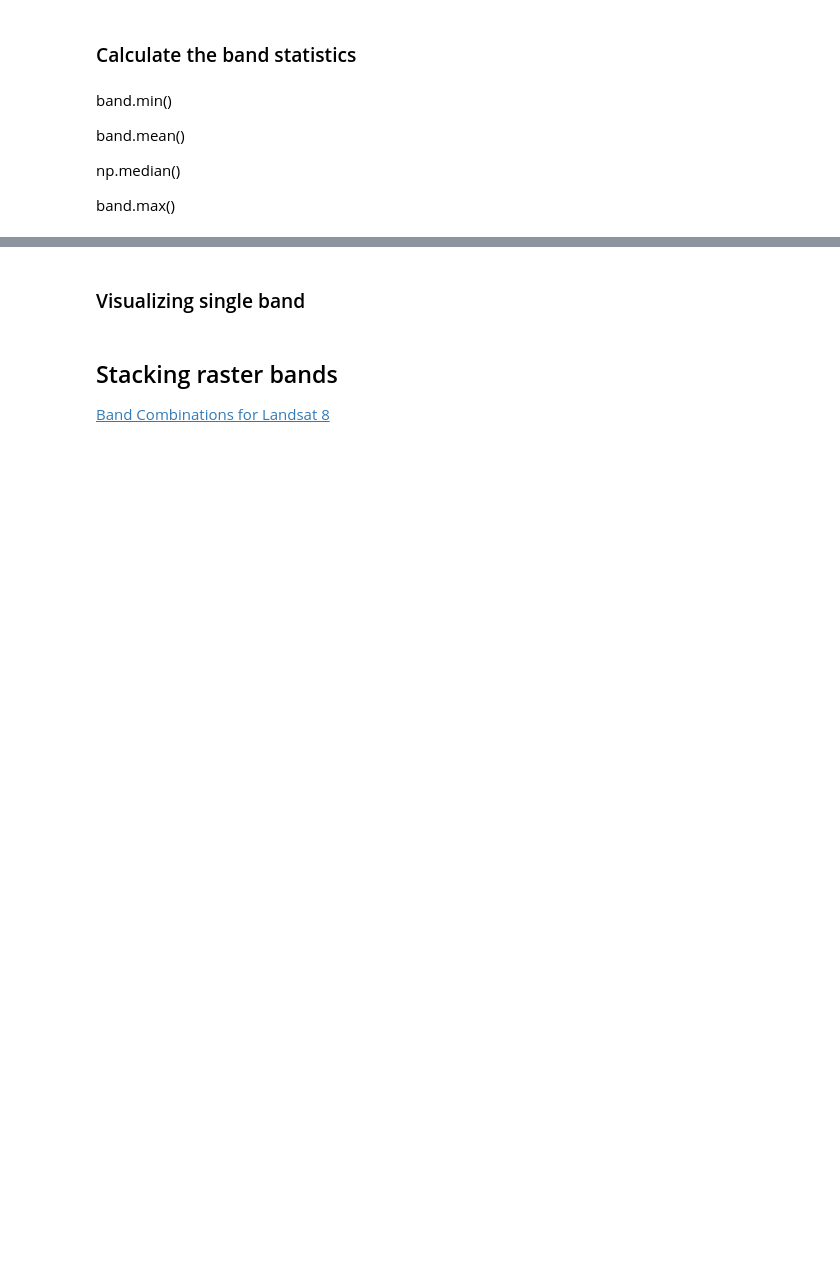
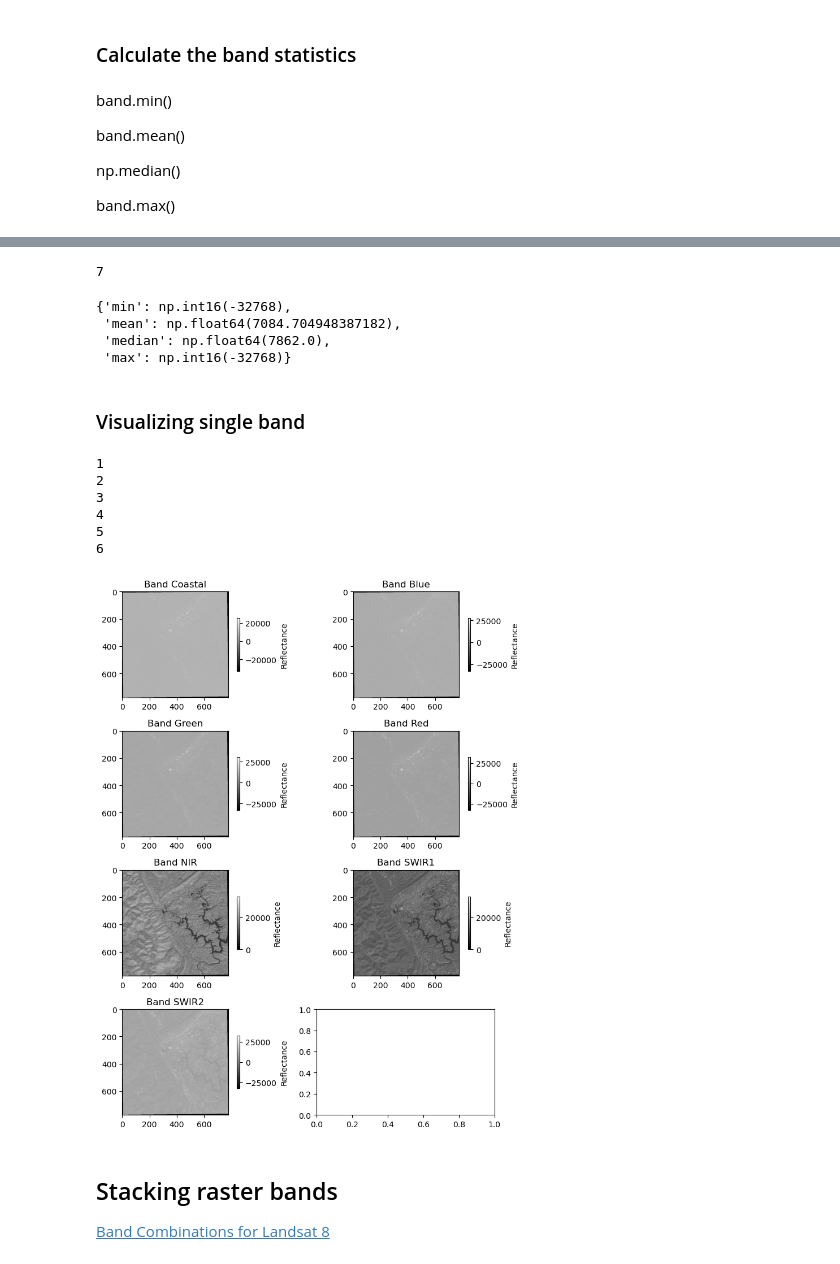
Before and after one commit to gisynw/geog386, a Jupyter notebook: docs/Lectures/Week12_multiple_bands/Week12_student.ipynb, the cells around one changed output, grey strips where cells are left out. Saved outputs shown, nothing was run; the diff lists cells and outputs as text; code cells hidden in the pictures; blank space fills up the shorter version.

```diff
--- a/docs/Lectures/Week12_multiple_bands/Week12_student.ipynb
+++ b/docs/Lectures/Week12_multiple_bands/Week12_student.ipynb
@@ -28,7 +30,7 @@ os.getcwd()
 dem_path = os.path.join(os.getcwd(),  )
 dem_path
 # %%
-landsat = rasterio.open()
+landsat = rasterio.open('landsat.tif')
 # %% [markdown]
 ## Check metadata of raster
 # %%
@@ -94,9 +113,9 @@ stats = []
 for band in bands:
     stats.append({
         'min': band.min(),
-        'mean': ,
+        'mean': band.mean(),
         'median': np.median(band),
-        'max': })
+        'max':band.min() })
 
 # Show stats for each channel
 stats
@@ -103,20 +140,43 @@ stats
+# %%
+len(stats)
+# %% [output]
+7
+# %%
+stats[1]
+# %% [output]
+{'min': np.int16(-32768),
+ 'mean': np.float64(7084.704948387182),
+ 'median': np.float64(7862.0),
+ 'max': np.int16(-32768)}
 # %% [markdown]
 ### Visualizing single band
 # %%
 band_names = ["Coastal", "Blue", "Green", "Red", "NIR", "SWIR1", "SWIR2"]
+# %%
+for i in range(1, landsat.count):
+    print(i)
+# %% [output]
+1
+2
+3
+4
+5
+6
 # %%
-fig, axes = plt.subplots(nrows=, ncols=, figsize=(8, 10))
+fig, axes = plt.subplots(nrows=4, ncols=2, figsize=(8, 10))
 axes = axes.flatten()  # Flatten the 2D array of axes to 1D for easy iteration
 
-for band in range(1, landsat.count):
-    data =
-    ax =
-    im =
+for band in range(1, landsat.count+1):
+    data = landsat.read(band)
+    ax = axes[band-1]
+    im = ax.imshow(data, cmap = 'gray')
     ax.set_title(f"Band {band_names[band - 1]}")
     fig.colorbar(im, ax=ax, label="Reflectance", shrink=0.5)
 
 plt.tight_layout()
 plt.show()
+# %% [output]
+[figure, added]
 # %% [markdown]
 ## Stacking raster bands
 
```
Also changed, not shown: parts of 11 cells of this notebook.
